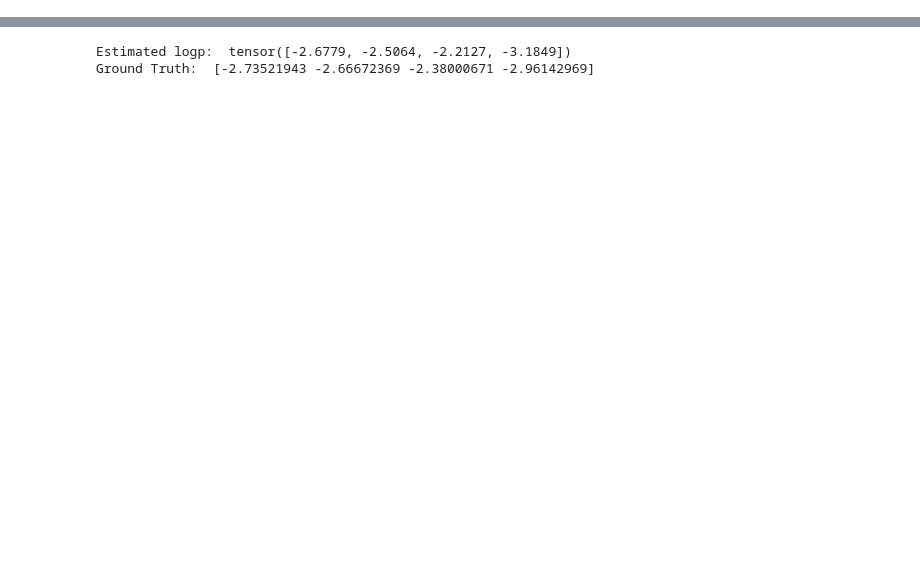
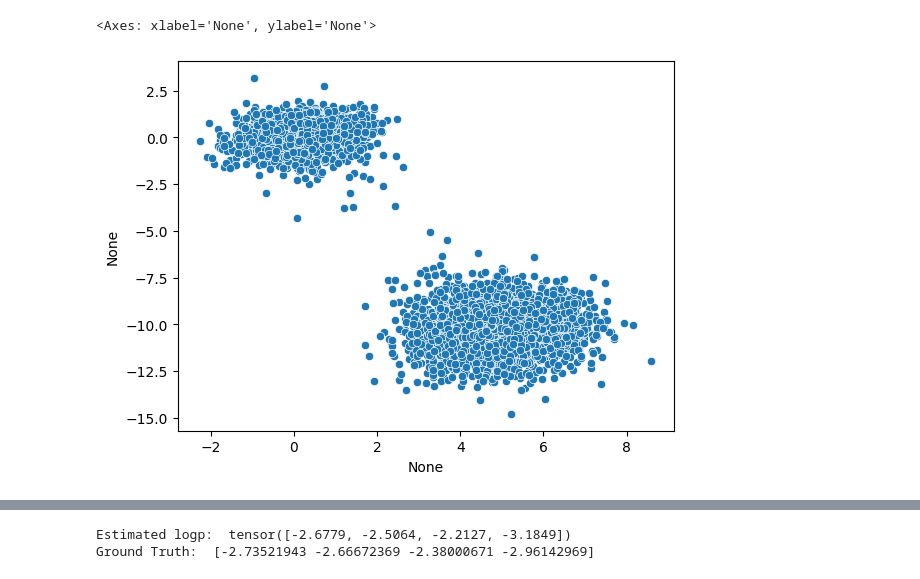
Before and after one commit to GerasimovSergey2001/TDFlow, a Jupyter notebook: conditional_flow_matching.ipynb, the cells around one changed output, grey strips where cells are left out. Cells and saved outputs as stored; diff of their text form; code cells hidden in the pictures; blank space fills up the shorter version.

```diff
--- a/conditional_flow_matching.ipynb
+++ b/conditional_flow_matching.ipynb
@@ -101,3 +129,8 @@ cond2 = torch.ones(n_samples).view(-1,1)
+# %%
+sns.scatterplot(x=sample_test[n_samples//2:][:, 0], y=sample_test[n_samples//2:][:, 1])
+# %% [output]
+<Axes: xlabel='None', ylabel='None'>
+[figure, added]
 # %%
 samples_cond1 = fm.sample(n_samples, cond1)
 samples_cond2 = fm.sample(n_samples, cond2)
```
Also changed, not shown: parts of 8 cells of this notebook, 10 other files.
